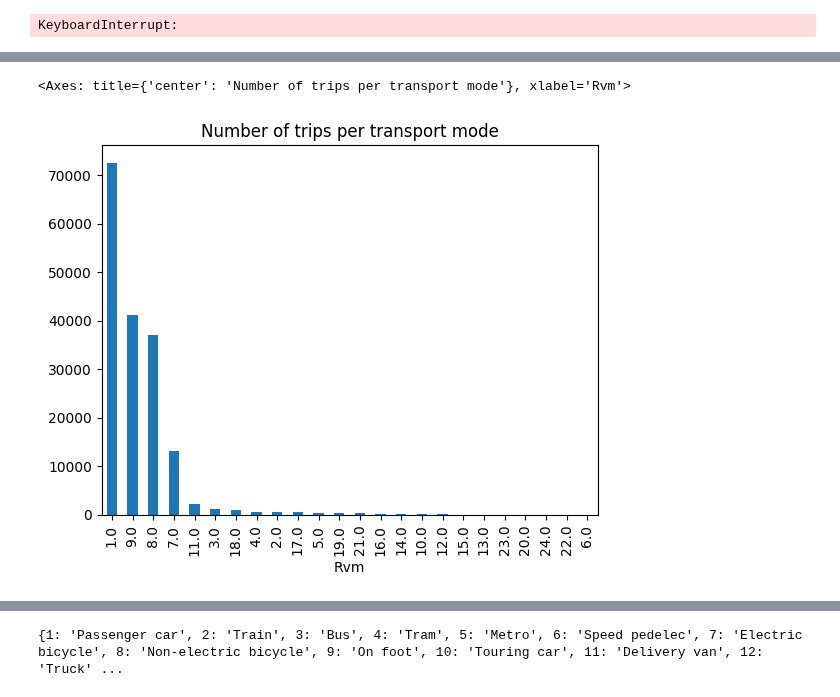
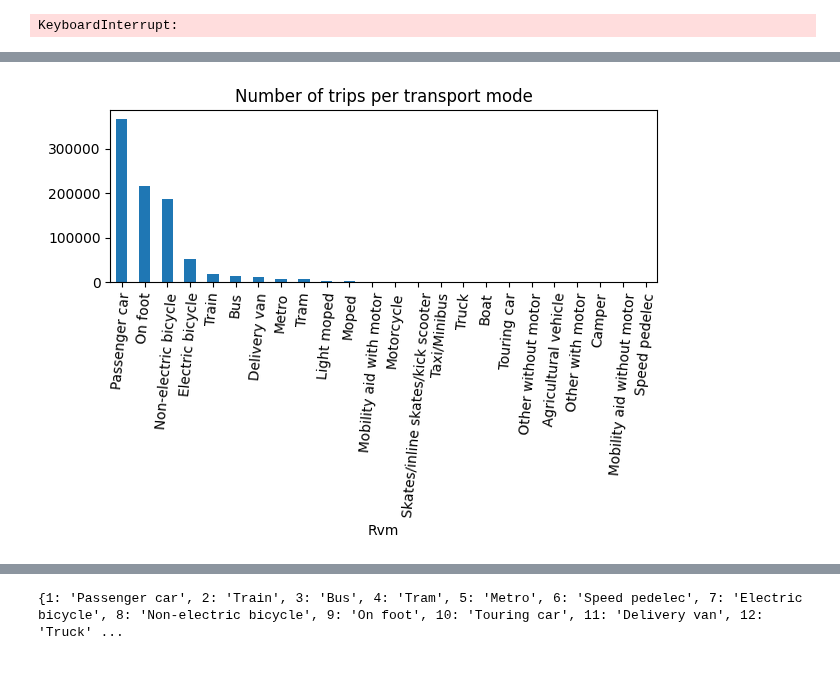
Before and after one commit to FabianScott/Design-of-AI-driven-business-operation, a Jupyter notebook: Topic2/exploration.ipynb, the cells around one changed output, grey strips where cells are left out. Saved outputs shown, nothing was run; the diff lists cells and outputs as text; code cells hidden in the pictures; blank space fills up the shorter version.

```diff
--- a/Topic2/exploration.ipynb
+++ b/Topic2/exploration.ipynb
@@ -51,6 +47,11 @@ len(df_all) / df_all["VertPC"].unique().shape[0]
 # %%
 # Create a histogram for the number of trips for each transport mode and translate to
-df[transport_mode_col].value_counts().plot(kind="bar", title="Number of trips per transport mode")
+ax = df_all[transport_mode_col].value_counts().plot(kind="bar", title="Number of trips per transport mode")
+
+ax.set_xticklabels([transport_modes.get(int(float(label.get_text())), label.get_text()) for label in ax.get_xticklabels()], rotation=85)
+
+plt.tight_layout()
+plt.savefig("graphics/transport_modes_histogram.png", dpi=300)
+plt.show()
 # %% [output]
-<Axes: title={'center': 'Number of trips per transport mode'}, xlabel='Rvm'>
-[figure, old version]
+[figure, new version]
```
Also changed, not shown: parts of 8 cells of this notebook, 7 other files.
